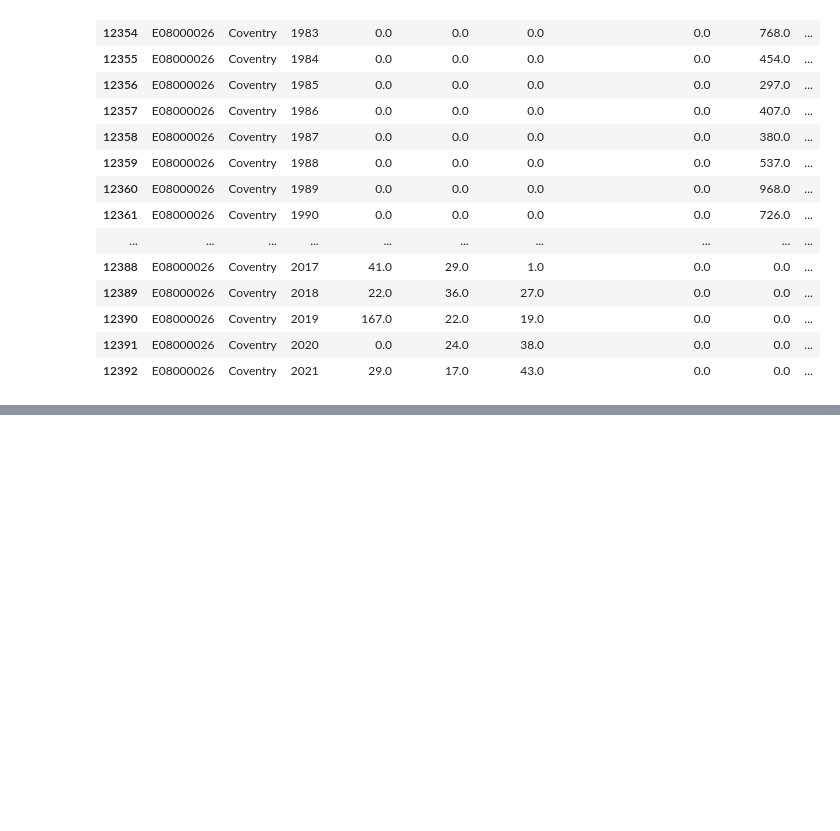
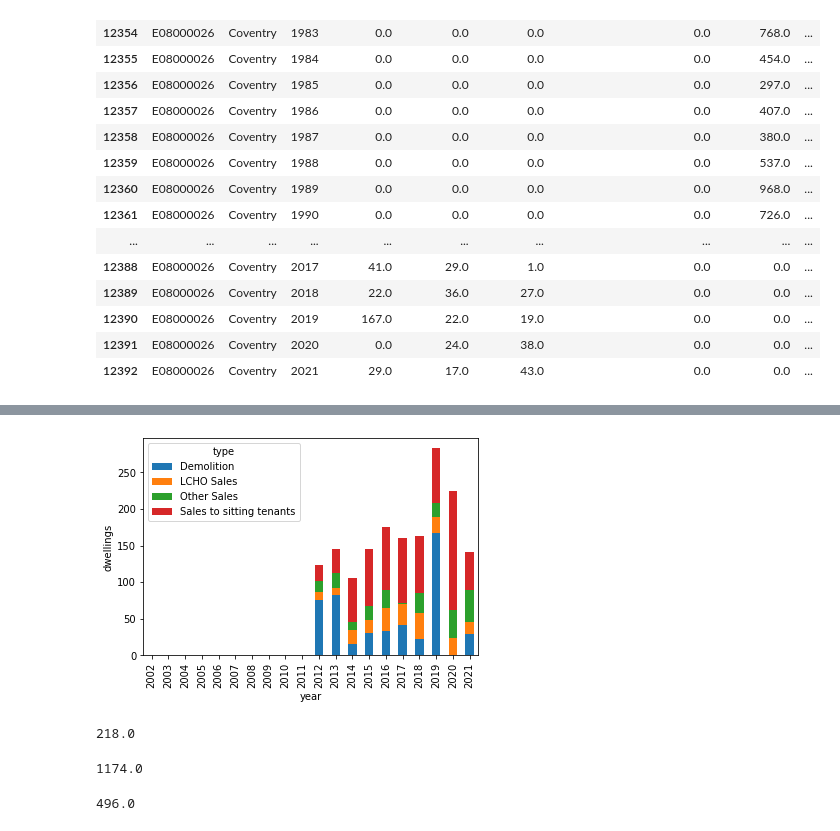
Before and after one commit to potato-bit/RA, a Jupyter notebook: shdeductions.ipynb, the cells around one changed output, grey strips where cells are left out. Saved outputs shown, nothing was run; the diff lists cells and outputs as text; code cells hidden in the pictures; blank space fills up the shorter version.

```diff
--- a/shdeductions.ipynb
+++ b/shdeductions.ipynb
@@ -101,2 +133,12 @@ plt.legend(df_t.columns[4:9])
+# %%
+plot = dcov_t[['year','Demolition','LCHO Sales','Other Sales','Sales to sitting tenants']].set_index('year').plot(kind='bar',stacked='True')
+plot.set_ylabel('dwellings')
+plot.set_facecolor('white')
+# %% [output]
+[figure, added]
 # %%
 df_t.to_excel('cleaned datasets/Social Housing Deductions.xlsx')
+# %%
+dcov_t['LCHO Sales'].sum()
+# %% [output]
+218.0
@@ -102,0 +149,8 @@ df_t.to_excel('cleaned datasets/Social Housing Deductions.xlsx')
+# %%
+sales
+# %% [output]
+1174.0
+# %%
+dcov_t.loc[dcov_t.year>2001,'Demolition'].sum()
+# %% [output]
+496.0
```
Also changed, not shown: parts of 5 cells of this notebook, 2 other files.
